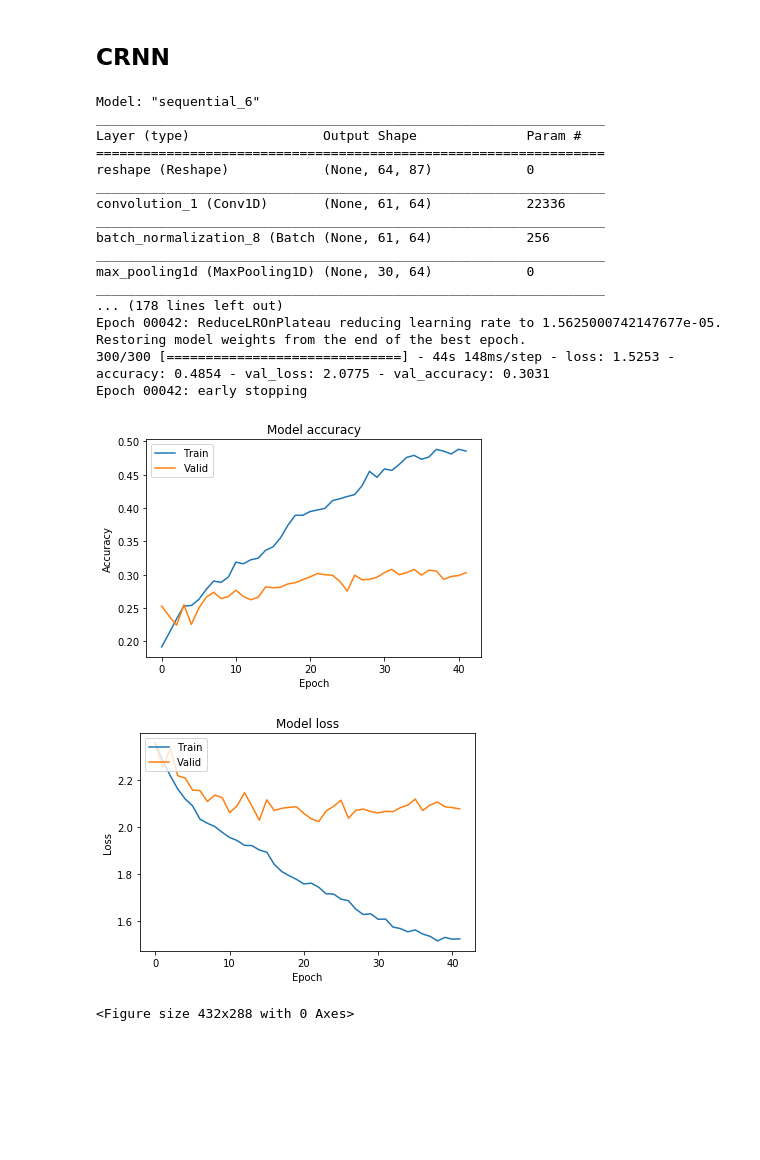
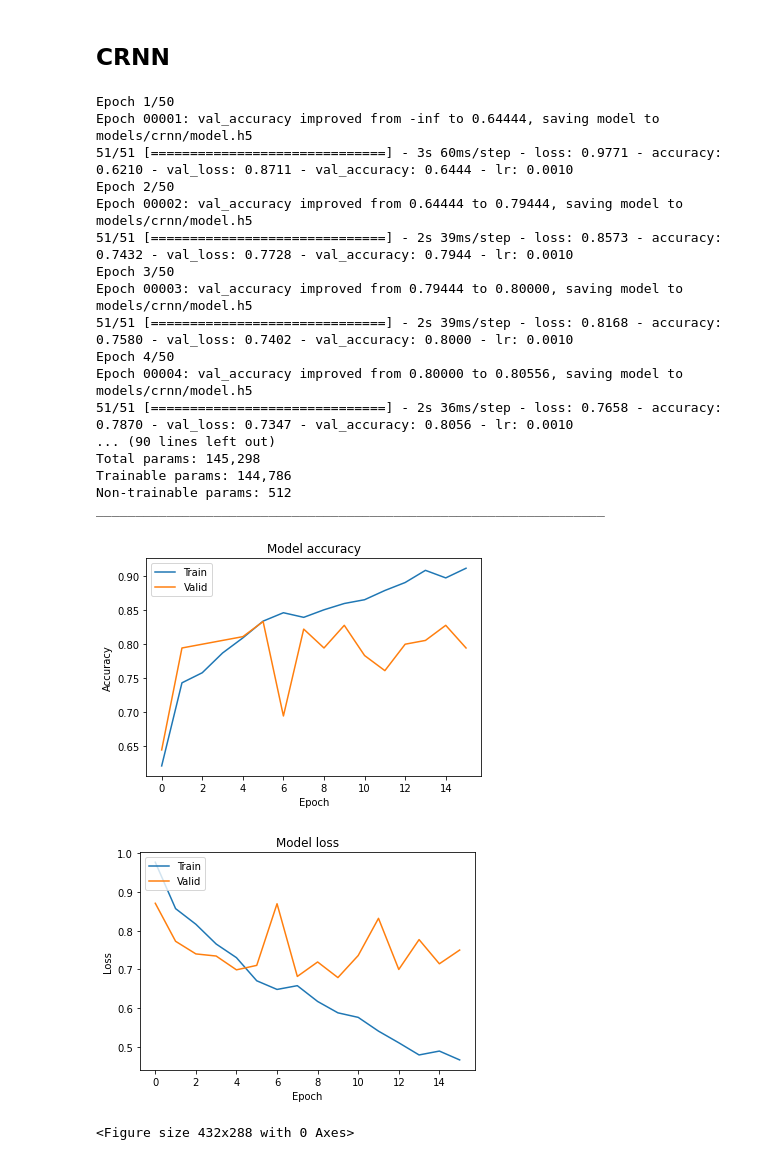
Before and after one commit to awray3/music_clf, a Jupyter notebook: genre_recog.ipynb, the cells around one changed output. Saved outputs shown, nothing was run; the diff lists cells and outputs as text; code cells hidden in the pictures; blank space fills up the shorter version.

```diff
--- a/genre_recog.ipynb
+++ b/genre_recog.ipynb
@@ -643,0 +224,8 @@ conv_net = MyModel(batch_size=16, model_dir=conv_net_path)
+# %%
+input_shape = np.load(meta_df["mel_path"].iloc[0])["arr_0"].shape + (1,)
+
+genre_sublist = ["Pop", "Hip-Hop"]
+# %%
+X, y = subset_data(meta_df, genre_sublist, n_samples=1996)
+
+print(X.shape, y.shape)
@@ -706,7 +438,7 @@ def create_crnn(
     conv_filter_count=64,
 ):
     model = Sequential()
-    model.add(Reshape((input_shape[0], input_shape[1]), input_shape=input_shape))
+#     model.add(Reshape((input_shape[0], input_shape[1]), input_shape=input_shape))
 
     # 1D convolutional layers
     for i in range(n_layers):
@@ -715,7 +447,7 @@ def create_crnn(
                 filters=conv_filter_count,
                 kernel_size=4,
                 activation="relu",
-                kernel_regularizer=regularizers.l2(0.001),
+                kernel_regularizer=l2(0.001),
                 name="convolution_" + str(i + 1),
             )
         )
@@ -729,7 +461,7 @@ def create_crnn(
     model.add(Dropout(drop_prob))
 
     # Dense layer
-    model.add(Dense(n_hidden, kernel_regularizer=regularizers.l2(0.001), name="dense1"))
+    model.add(Dense(n_hidden, kernel_regularizer=l2(0.001), name="dense1"))
     model.add(Dropout(drop_prob))
 
     # softmax output
@@ -739,35 +471,43 @@ def create_crnn(
     return model
 # %%
 crnn_path = "models/crnn/"
-crnn = MyModel(batch_size=16, model_dir=crnn_path)
+crnn = MyModel(
+    batch_size = 32,
+    model_dir = crnn_path,
+    genre_labels = genre_sublist,
+    X_train = X[:1800, :, :],
+    y_train = y[:1800, :],
+    X_test = X[1800:, :, :],
+    y_test = y[1800:, :]
+)
 # %%
-crnn_model = create_crnn()
+crnn_model = create_crnn(num_genres=2)
 
 crnn.attach_model(crnn_model)
 crnn._compile()
+crnn.fit(num_epochs=50)
 crnn.summary()
-crnn.fit(num_epochs=50)
 crnn.plot_history()
 # %% [output]
-Model: "sequential_6"
+Epoch 1/50
+Epoch 00001: val_accuracy improved from -inf to 0.64444, saving model to models/crnn/model.h5
+51/51 [==============================] - 3s 60ms/step - loss: 0.9771 - accuracy: 0.6210 - val_loss: 0.8711 - val_accuracy: 0.6444 - lr: 0.0010
+Epoch 2/50
+Epoch 00002: val_accuracy improved from 0.64444 to 0.79444, saving model to models/crnn/model.h5
+51/51 [==============================] - 2s 39ms/step - loss: 0.8573 - accuracy: 0.7432 - val_loss: 0.7728 - val_accuracy: 0.7944 - lr: 0.0010
+Epoch 3/50
+Epoch 00003: val_accuracy improved from 0.79444 to 0.80000, saving model to models/crnn/model.h5
+51/51 [==============================] - 2s 39ms/step - loss: 0.8168 - accuracy: 0.7580 - val_loss: 0.7402 - val_accuracy: 0.8000 - lr: 0.0010
+Epoch 4/50
+Epoch 00004: val_accuracy improved from 0.80000 to 0.80556, saving model to models/crnn/model.h5
+51/51 [==============================] - 2s 36ms/step - loss: 0.7658 - accuracy: 0.7870 - val_loss: 0.7347 - val_accuracy: 0.8056 - lr: 0.0010
+... (90 lines left out)
+Total params: 145,298
+Trainable params: 144,786
+Non-trainable params: 512
 _________________________________________________________________
-Layer (type)                 Output Shape              Param #
-=================================================================
-reshape (Reshape)            (None, 64, 87)            0
-_________________________________________________________________
-convolution_1 (Conv1D)       (None, 61, 64)            22336
-_________________________________________________________________
-batch_normalization_8 (Batch (None, 61, 64)            256
-_________________________________________________________________
-max_pooling1d (MaxPooling1D) (None, 30, 64)            0
-_________________________________________________________________
-... (178 lines left out)
-Epoch 00042: ReduceLROnPlateau reducing learning rate to 1.5625000742147677e-05.
-Restoring model weights from the end of the best epoch.
-300/300 [==============================] - 44s 148ms/step - loss: 1.5253 - accuracy: 0.4854 - val_loss: 2.0775 - val_accuracy: 0.3031
-Epoch 00042: early stopping
-[figure, old version]
+[figure, new version]
-[figure, old version]
+[figure, new version]
 <Figure size 432x288 with 0 Axes>
 # %%
 crnn.load_model()
```
Also changed, not shown: parts of 45 cells of this notebook.
